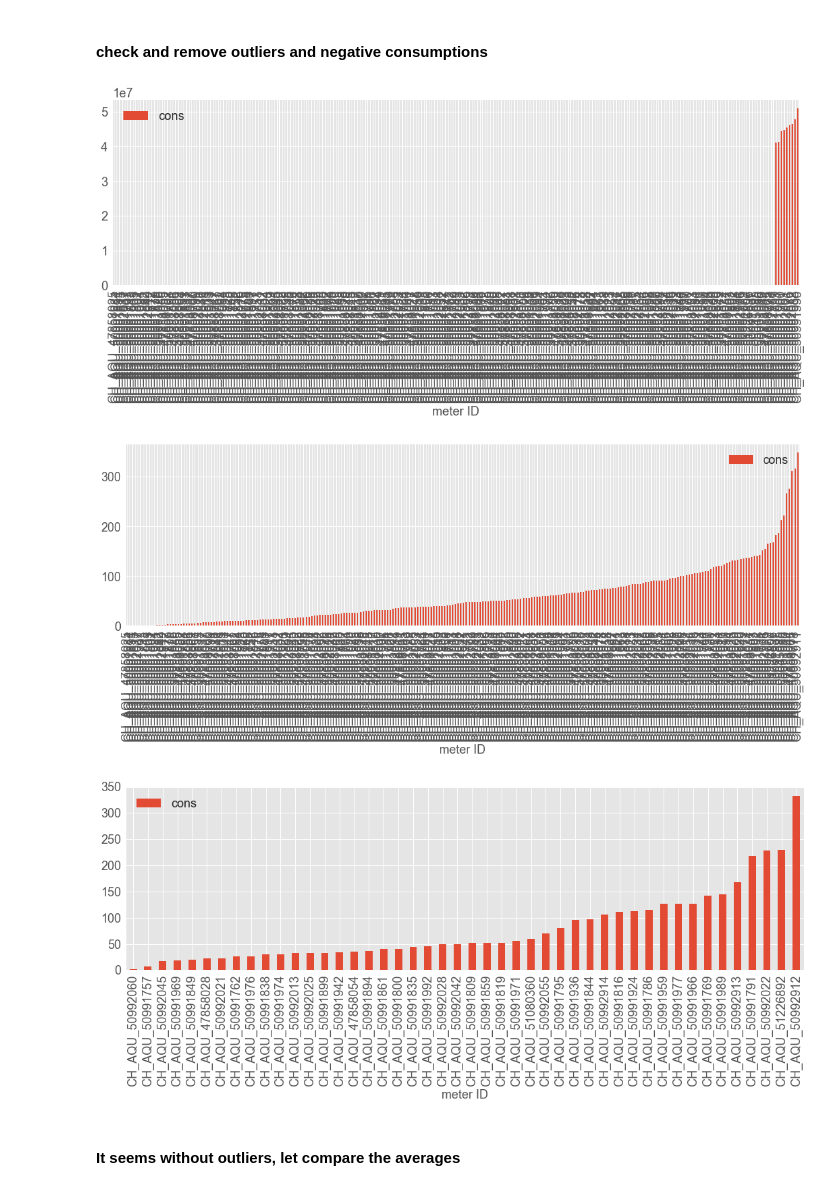
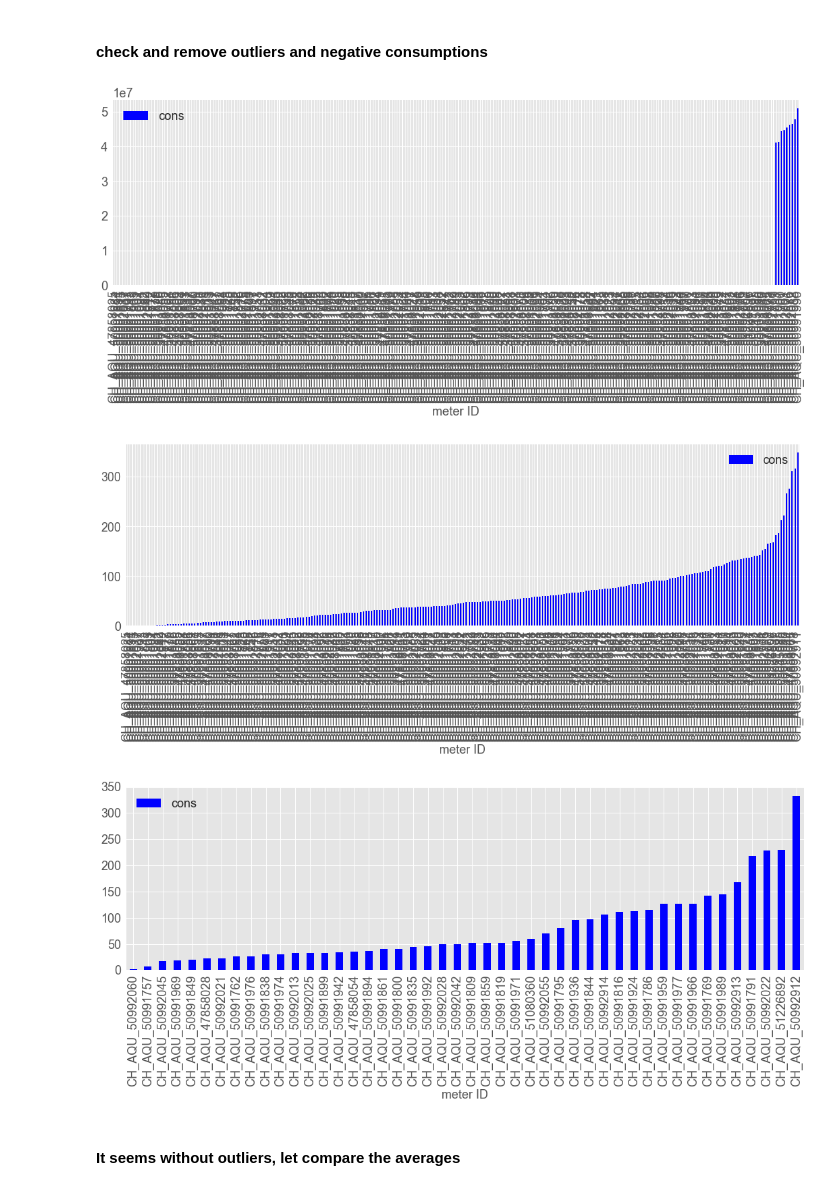
Before and after one commit to corradovaleri/averages, a Jupyter notebook: SmartH2O consumptions analysis.ipynb, the cells around one changed output. Saved outputs shown, nothing was run; the diff lists cells and outputs as text; code cells hidden in the pictures.

```diff
--- a/SmartH2O consumptions analysis.ipynb
+++ b/SmartH2O consumptions analysis.ipynb
@@ -267,16 +268,16 @@ meters_not = meters_not.drop(meters_not[meters_not.cons <= 0].index).reset_index
 meters_not = meters_not.sort_values(meters_not.columns[1],na_position='first',ascending=True)
 meters_not.set_index(meters_not.columns[0],inplace=True)
 #plt.rcParams["figure.figsize"] = (18,5)
-meters_not.plot.bar();
+meters_not.plot.bar(color='b');
 # %% [output]
-[figure, old version]
+[figure, new version]
 # %%
 # outliers: 93 days, estimating an average consuption maximum of 500 m3 per day, we cut out all consumptions > 500*93
 max_cons = 500*93
 meters_not = meters_not.drop(meters_not[meters_not.cons > max_cons].index)
-meters_not.plot.bar();
+meters_not.plot.bar(color='b');
 # %% [output]
-[figure, old version]
+[figure, new version]
 # %%
 meters_on = df_on[df_on.columns[:2]]
 meters_on = meters_on.rename(columns={'total consumption in 93 days':'cons'})
@@ -284,9 +285,9 @@ meters_on = meters_on.drop(meters_on[meters_on.cons <= 0].index).reset_index(dro
 meters_on = meters_on.sort_values(meters_on.columns[1],na_position='first',ascending=True)
 meters_on.set_index(meters_on.columns[0],inplace=True)
 #plt.rcParams["figure.figsize"] = (18,5)
-meters_on.plot.bar();
+meters_on.plot.bar(color='b');
 # %% [output]
-[figure, old version]
+[figure, new version]
 # %% [markdown]
 #### It seems without outliers, let compare the averages
 # %%
```
Also changed, not shown: parts of 7 cells of this notebook.
